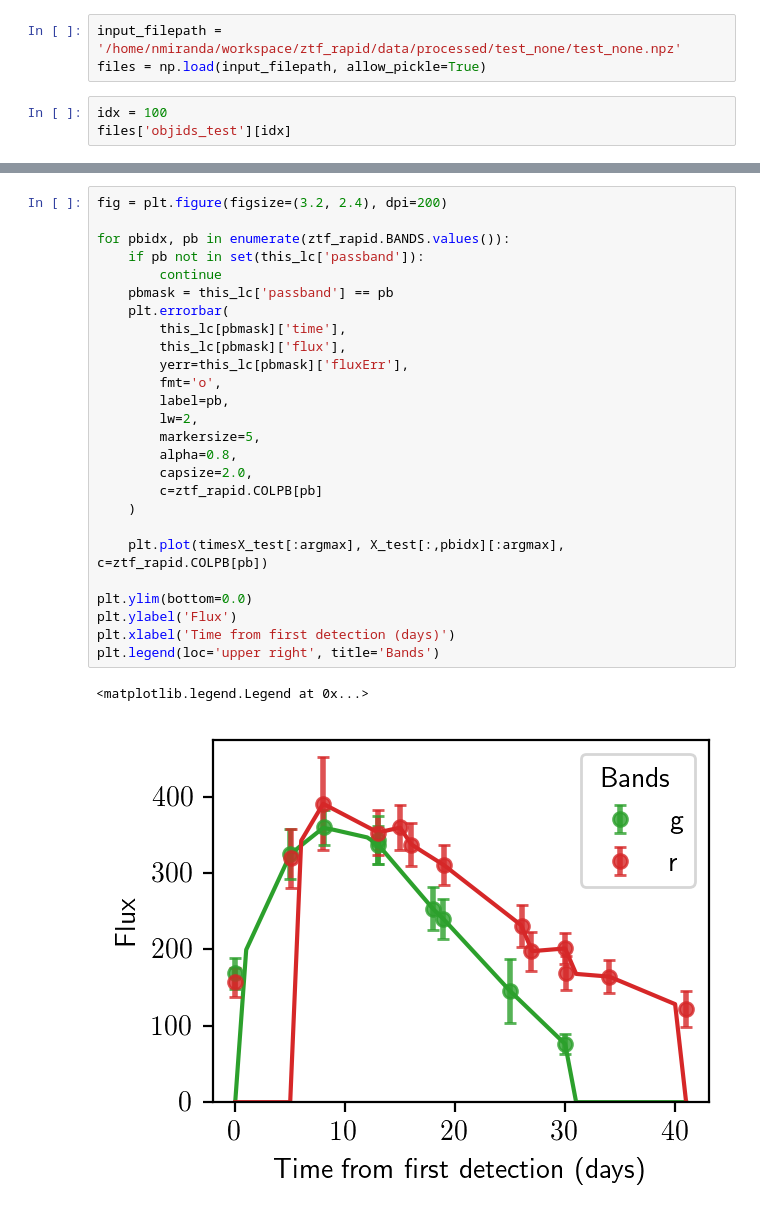
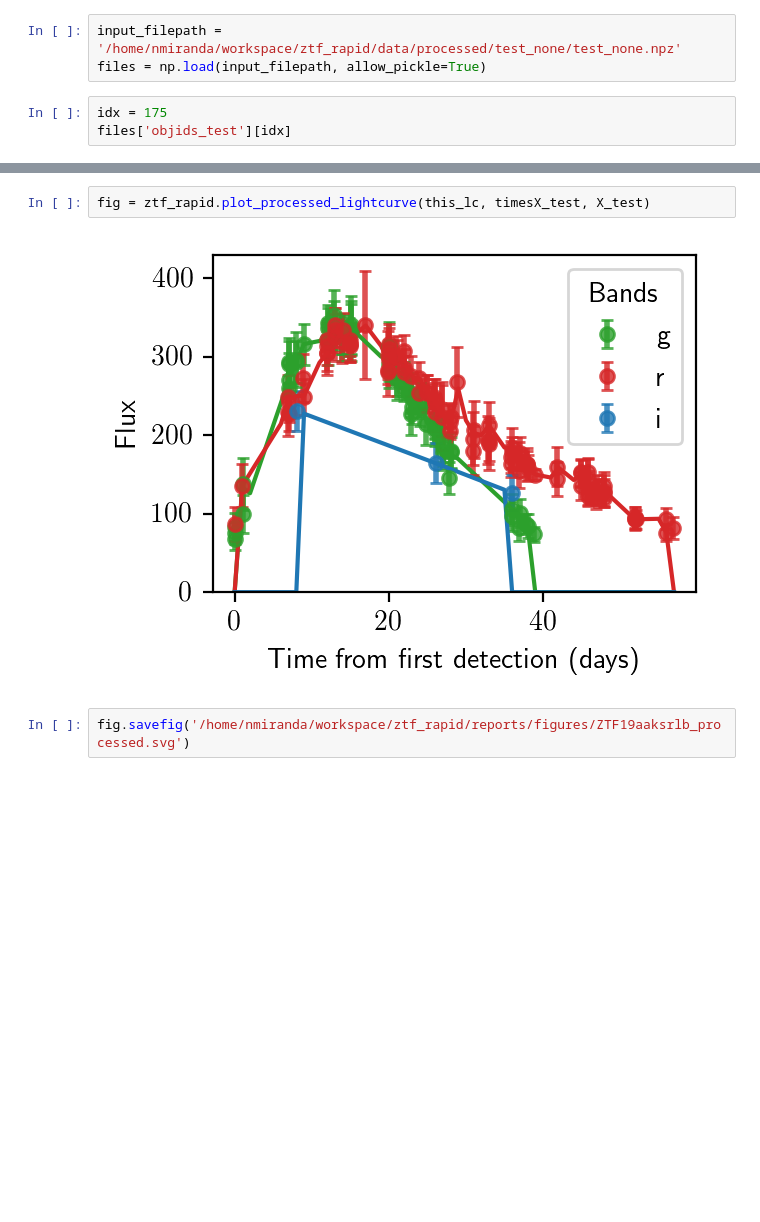
Before and after one commit to nmiranda/ztf-rapid, a Jupyter notebook: notebooks/explore_processed.ipynb, the cells around one changed output, grey strips where cells are left out. Drawn from its saved outputs; the diff is of its cells as text; blank space fills up the shorter version.

```diff
--- a/notebooks/explore_processed.ipynb
+++ b/notebooks/explore_processed.ipynb
@@ -8,6 +12,6 @@ You will need to install 'emcee' if you wish to train your own classifier on new
 input_filepath = '/home/nmiranda/workspace/ztf_rapid/data/processed/test_none/test_none.npz'
 files = np.load(input_filepath, allow_pickle=True)
 # %%
-idx = 100
+idx = 175
 files['objids_test'][idx]
 # %% [output]
@@ -83,29 +23,6 @@ array([[  0.        ,   0.        ,   0.        ],
-# %%
-fig = plt.figure(figsize=(3.2, 2.4), dpi=200)
-
-for pbidx, pb in enumerate(ztf_rapid.BANDS.values()):
-    if pb not in set(this_lc['passband']):
-        continue
-    pbmask = this_lc['passband'] == pb
-    plt.errorbar(
-        this_lc[pbmask]['time'],
-        this_lc[pbmask]['flux'],
-        yerr=this_lc[pbmask]['fluxErr'],
-        fmt='o',
-        label=pb,
-        lw=2,
-        markersize=5,
-        alpha=0.8,
-        capsize=2.0,
-        c=ztf_rapid.COLPB[pb]
-    )
-
-    plt.plot(timesX_test[:argmax], X_test[:,pbidx][:argmax], c=ztf_rapid.COLPB[pb])
-
-plt.ylim(bottom=0.0)
-plt.ylabel('Flux')
-plt.xlabel('Time from first detection (days)')
-plt.legend(loc='upper right', title='Bands')
-# %% [output]
-<matplotlib.legend.Legend at 0x...>
-[figure, removed]
+# %%
+fig = ztf_rapid.plot_processed_lightcurve(this_lc, timesX_test, X_test)
+# %% [output]
+[figure, added]
+# %%
+fig.savefig('/home/nmiranda/workspace/ztf_rapid/reports/figures/ZTF19aaksrlb_processed.svg')
```
Also changed, not shown: parts of 6 cells of this notebook, 7 other files.
